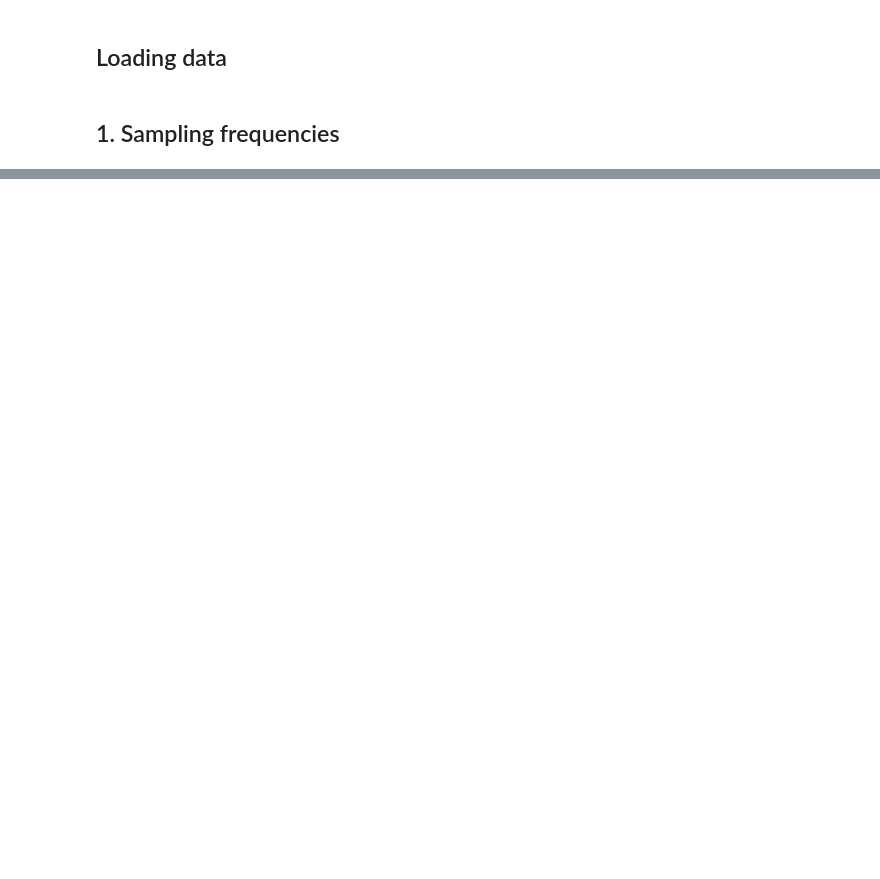
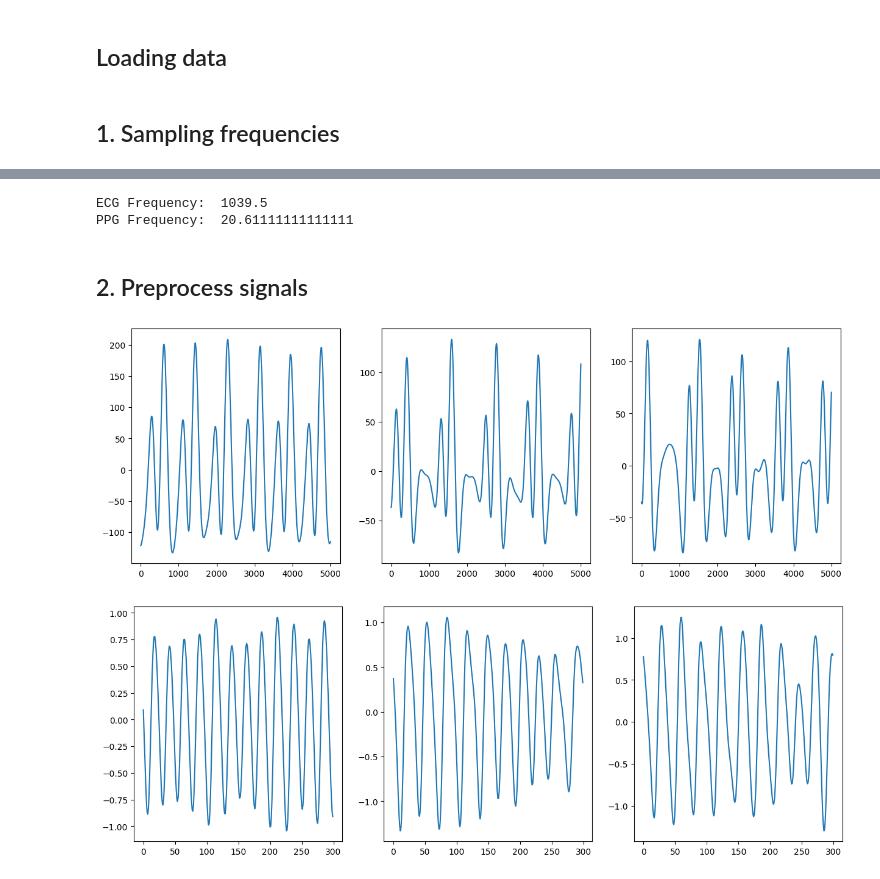
Before and after one commit to lifelonglearner94/signal_processing, a Jupyter notebook: Assignment_final.ipynb, the cells around one changed output, grey strips where cells are left out. Cells and saved outputs as stored; diff of their text form; code cells hidden in the pictures; blank space fills up the shorter version.

```diff
--- a/Assignment_final.ipynb
+++ b/Assignment_final.ipynb
@@ -33,0 +46,47 @@ first_ecg_freq = find_frequency(first_ecg_ma_detrended, threshold)
+# %%
+ecg_highest_peaks_threshold = 100
+ppg_highest_peaks_threshold = 0.35
+
+# Detecting highest peaks and number of steps between them (length of one cycle) to calculate sampling frequencies
+first_ecg_freq = find_frequency(first_ecg_ma_detrended, ecg_highest_peaks_threshold)
+first_ppg_freq = find_frequency(first_ppg_ma_detrended, ppg_highest_peaks_threshold)
+
+second_ecg_freq = find_frequency(second_ecg_ma_detrended, ecg_highest_peaks_threshold)
+second_ppg_freq = find_frequency(second_ppg_ma_detrended, ppg_highest_peaks_threshold)
+
+third_ecg_freq = find_frequency(third_ecg_ma_detrended, ecg_highest_peaks_threshold)
+third_ppg_freq = find_frequency(third_ppg_ma_detrended, ppg_highest_peaks_threshold)
+
+ecg_freq = np.mean([first_ecg_freq, second_ecg_freq, third_ecg_freq])
+ppg_freq = np.mean([first_ppg_freq, second_ppg_freq, third_ppg_freq])
+
+print("ECG Frequency: ", ecg_freq)
+print("PPG Frequency: ", ppg_freq)
+# %% [output]
+ECG Frequency:  1039.5
+PPG Frequency:  20.61111111111111
+# %% [markdown]
+## 2. Preprocess signals
+# %%
+# ecg-finetuning
+ecg_detrend_cutoff = 1
+ecg_smooth_cutoff = 3.6
+# ppg-finetuning
+ppg_detrend_cutoff = 0.4
+ppg_smooth_cutoff = 1.5
+
+first_ecg_preprocessed = highpass_process_signal(first_ecg, sampling_rate=ecg_freq, detrend_cutoff=ecg_detrend_cutoff, smooth_cutoff=ecg_smooth_cutoff)
+first_ppg_preprocessed = highpass_process_signal(first_ppg, sampling_rate=ppg_freq, detrend_cutoff=ppg_detrend_cutoff, smooth_cutoff=ppg_smooth_cutoff)
+
+second_ecg_preprocessed = highpass_process_signal(second_ecg, sampling_rate=ecg_freq, detrend_cutoff=ecg_detrend_cutoff, smooth_cutoff=ecg_smooth_cutoff)
+second_ppg_preprocessed = highpass_process_signal(second_ppg, sampling_rate=ppg_freq, detrend_cutoff=ppg_detrend_cutoff, smooth_cutoff=ppg_smooth_cutoff)
+
+third_ecg_preprocessed = highpass_process_signal(third_ecg, sampling_rate=ecg_freq, detrend_cutoff=ecg_detrend_cutoff, smooth_cutoff=ecg_smooth_cutoff)
+third_ppg_preprocessed = highpass_process_signal(third_ppg, sampling_rate=ppg_freq, detrend_cutoff=ppg_detrend_cutoff, smooth_cutoff=ppg_smooth_cutoff)
+
+
+plot_three_signals(first_ecg_preprocessed[40000:45000], second_ecg_preprocessed[40000:45000], third_ecg_preprocessed[40000:45000])
+plot_three_signals(first_ppg_preprocessed[500:800], second_ppg_preprocessed[500:800], third_ppg_preprocessed[500:800])
+# %% [output]
+[figure, added]
+[figure, added]
```
Also changed, not shown: parts of 11 cells of this notebook, 2 other files.
